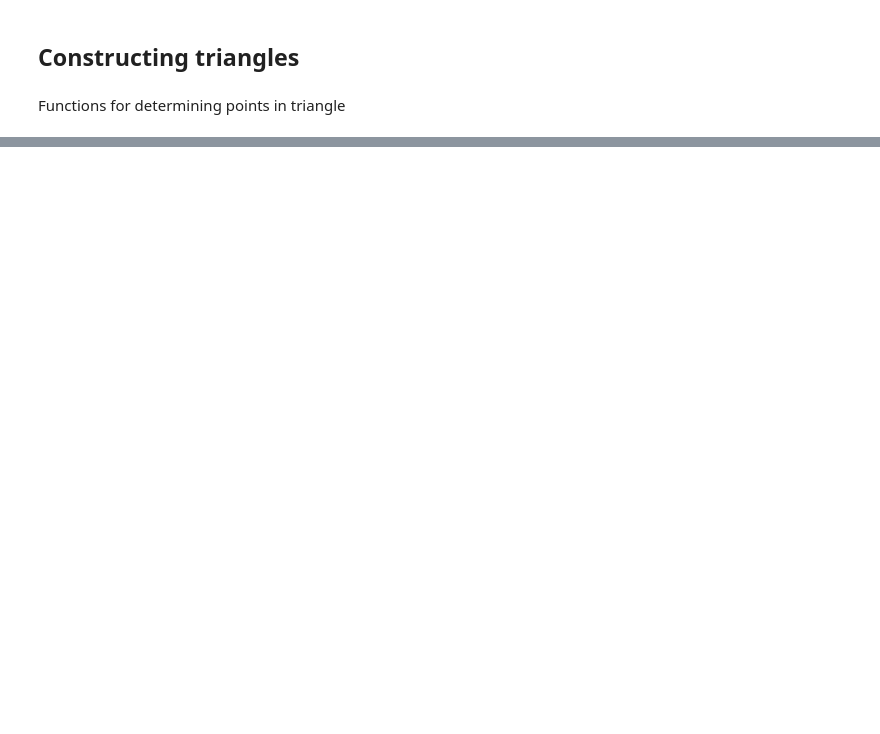
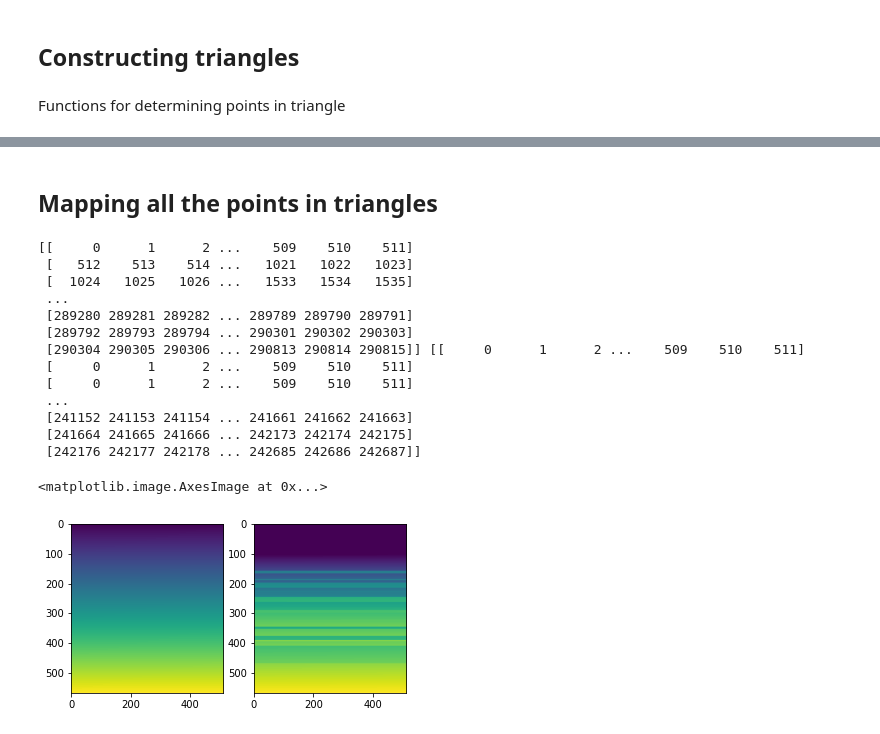
Before and after one commit to wangzican/Image_Processing, a Jupyter notebook: CW1/comp0026_cw1.ipynb, the cells around one changed output, grey strips where cells are left out. Drawn from its saved outputs; the diff is of its cells as text; code cells hidden in the pictures; blank space fills up the shorter version.

```diff
--- a/CW1/comp0026_cw1.ipynb
+++ b/CW1/comp0026_cw1.ipynb
@@ -183,0 +225,45 @@ plt.show()
+# %% [markdown]
+## Mapping all the points in triangles
+# %%
+# get the color blend
+import cv2
+H, W, C = image1.shape
+
+# start_frame = np.arange(0, H*W)
+# start_frame = start_frame.reshape((H, W))
+# end_frame = np.copy(start_frame)
+# for k in range(tri_in_frame):
+#     warp = getAffineWarp(triangles[0][k], triangles[-1][k])
+#     this_warp = np.linalg.pinv(warp)
+#     empty = np.zeros((H, W))
+#     cv2.fillConvexPoly(empty, triangles[frame][k], 1)
+#     coords_in_tri = np.column_stack(np.nonzero(empty))
+#     coords_with_bias= np.hstack((coords_in_tri, np.ones((coords_in_tri.shape[0], 1)))).astype(int) # bias terms
+#     prev_pos = coords_with_bias @ this_warp
+#     prev_pos = prev_pos[:, :-1].T / prev_pos[:,-1]
+#     lower_bounds = np.array([0, 0])
+#     upper_bounds = np.array([H-1, W-1])
+#     prev_pos = np.clip(prev_pos.T, lower_bounds, upper_bounds)
+#     prev_pos = prev_pos.astype(int)
+#     end_frame[coords_in_tri] = start_frame[prev_pos]
+
+# plt.subplot(1, 2, 1)
+# plt.imshow(start_frame)
+# plt.subplot(1, 2, 2)
+# plt.imshow(end_frame)
+# %% [output]
+[[     0      1      2 ...    509    510    511]
+ [   512    513    514 ...   1021   1022   1023]
+ [  1024   1025   1026 ...   1533   1534   1535]
+ ...
+ [289280 289281 289282 ... 289789 289790 289791]
+ [289792 289793 289794 ... 290301 290302 290303]
+ [290304 290305 290306 ... 290813 290814 290815]] [[     0      1      2 ...    509    510    511]
+ [     0      1      2 ...    509    510    511]
+ [     0      1      2 ...    509    510    511]
+ ...
+ [241152 241153 241154 ... 241661 241662 241663]
+ [241664 241665 241666 ... 242173 242174 242175]
+ [242176 242177 242178 ... 242685 242686 242687]]
+<matplotlib.image.AxesImage at 0x...>
+[figure, added]
```
Also changed, not shown: parts of 27 cells of this notebook, 6 other files.
